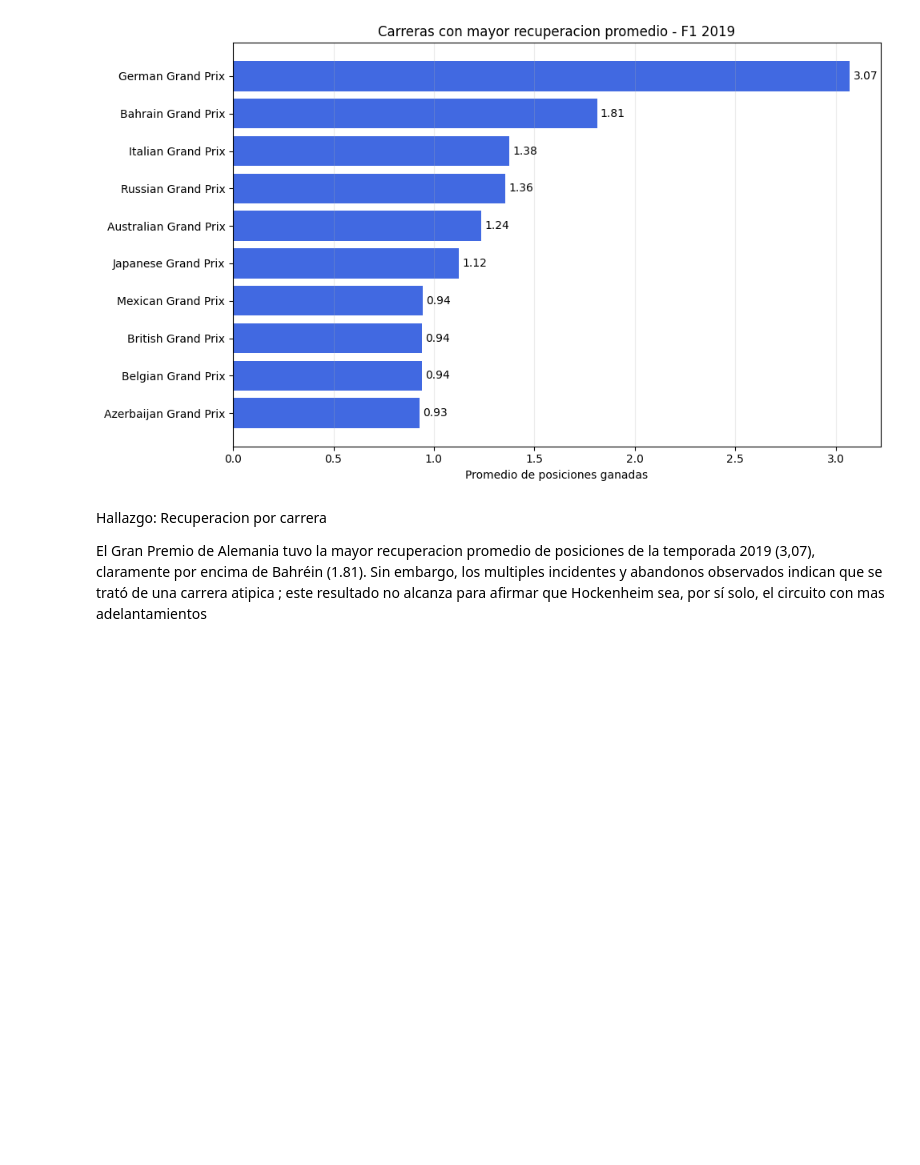
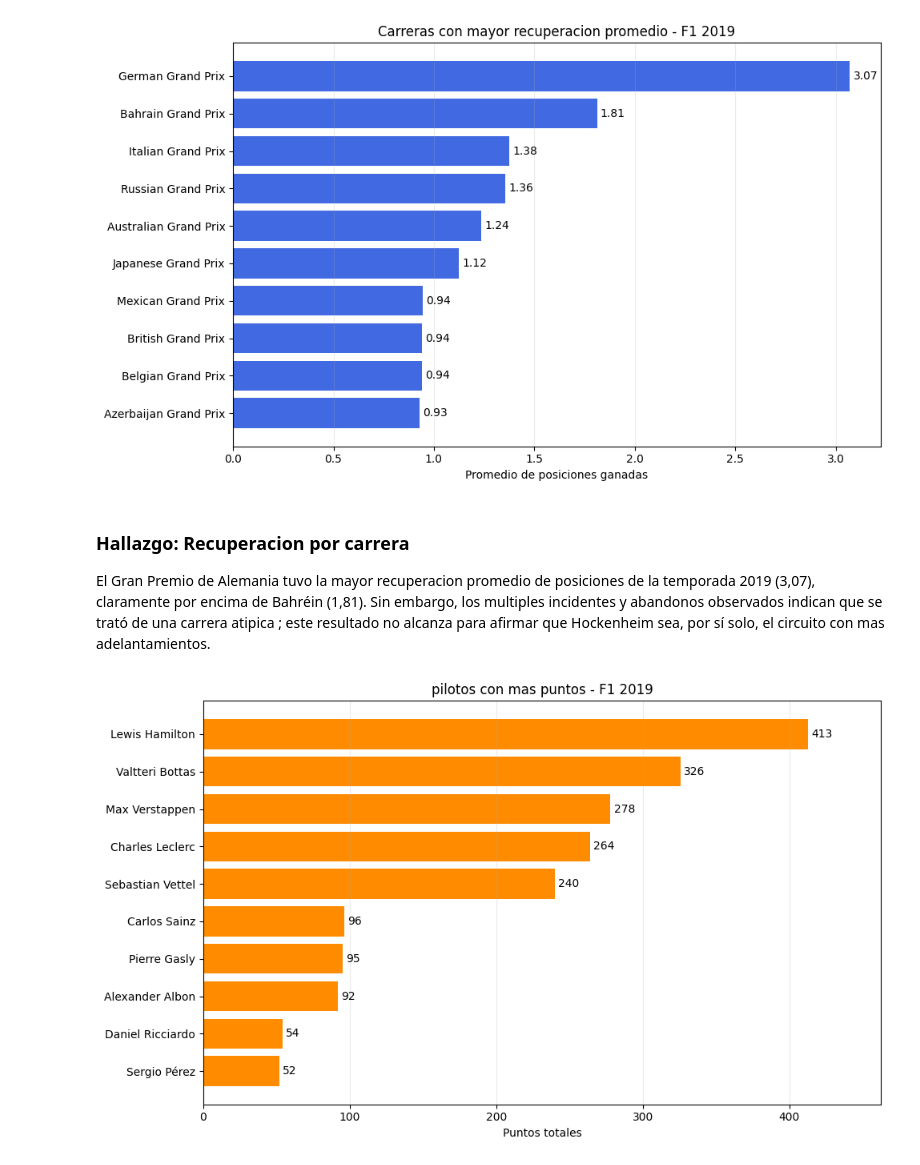
Before and after one commit to Marcos1750/f1-performance-explorer, a Jupyter notebook: notebooks/f1_performance_explorer.ipynb, the cells around one changed output. Drawn from its saved outputs; the diff is of its cells as text; code cells hidden in the pictures; blank space fills up the shorter version.

Commit message:
Completar analisis y documentar hallazgos de F1 2019

```diff
--- a/notebooks/f1_performance_explorer.ipynb
+++ b/notebooks/f1_performance_explorer.ipynb
@@ -1454,8 +1456,34 @@ plt.show()
 # %% [output]
 [figure]
 # %% [markdown]
-Hallazgo: Recuperacion por carrera
+### Hallazgo: Recuperacion por carrera
 
-El Gran Premio de Alemania tuvo la mayor recuperacion promedio de posiciones de la temporada 2019 (3,07), claramente por encima de Bahréin (1.81).
+El Gran Premio de Alemania tuvo la mayor recuperacion promedio de posiciones de la temporada 2019 (3,07), claramente por encima de Bahréin (1,81).
 Sin embargo, los multiples incidentes y abandonos observados indican que se trató de una carrera atipica ; este resultado no alcanza para afirmar
-que Hockenheim sea, por sí solo, el circuito con mas adelantamientos
+que Hockenheim sea, por sí solo, el circuito con mas adelantamientos.
+# %%
+top_10_drivers = (
+    driver_performance_summary
+    .sort_values("puntos_totales", ascending=False)
+    .head(10)
+    .sort_values("puntos_totales")
+)
+
+fig, ax = plt.subplots(figsize=(10, 6))
+
+bars = ax.barh(
+    top_10_drivers["driver"],
+    top_10_drivers["puntos_totales"],
+    color="darkorange",
+)
+
+ax.bar_label(bars, padding=3, fmt="%.0f")
+ax.set_xlim(0, top_10_drivers["puntos_totales"].max() * 1.12)
+ax.set_xlabel("Puntos totales")
+ax.set_title("pilotos con mas puntos - F1 2019")
+ax.grid(axis="x", alpha=0.25)
+
+plt.tight_layout()
+plt.show()
+# %% [output]
+[figure, added]
```
Also changed, not shown: parts of 22 cells of this notebook, 1 other file.
